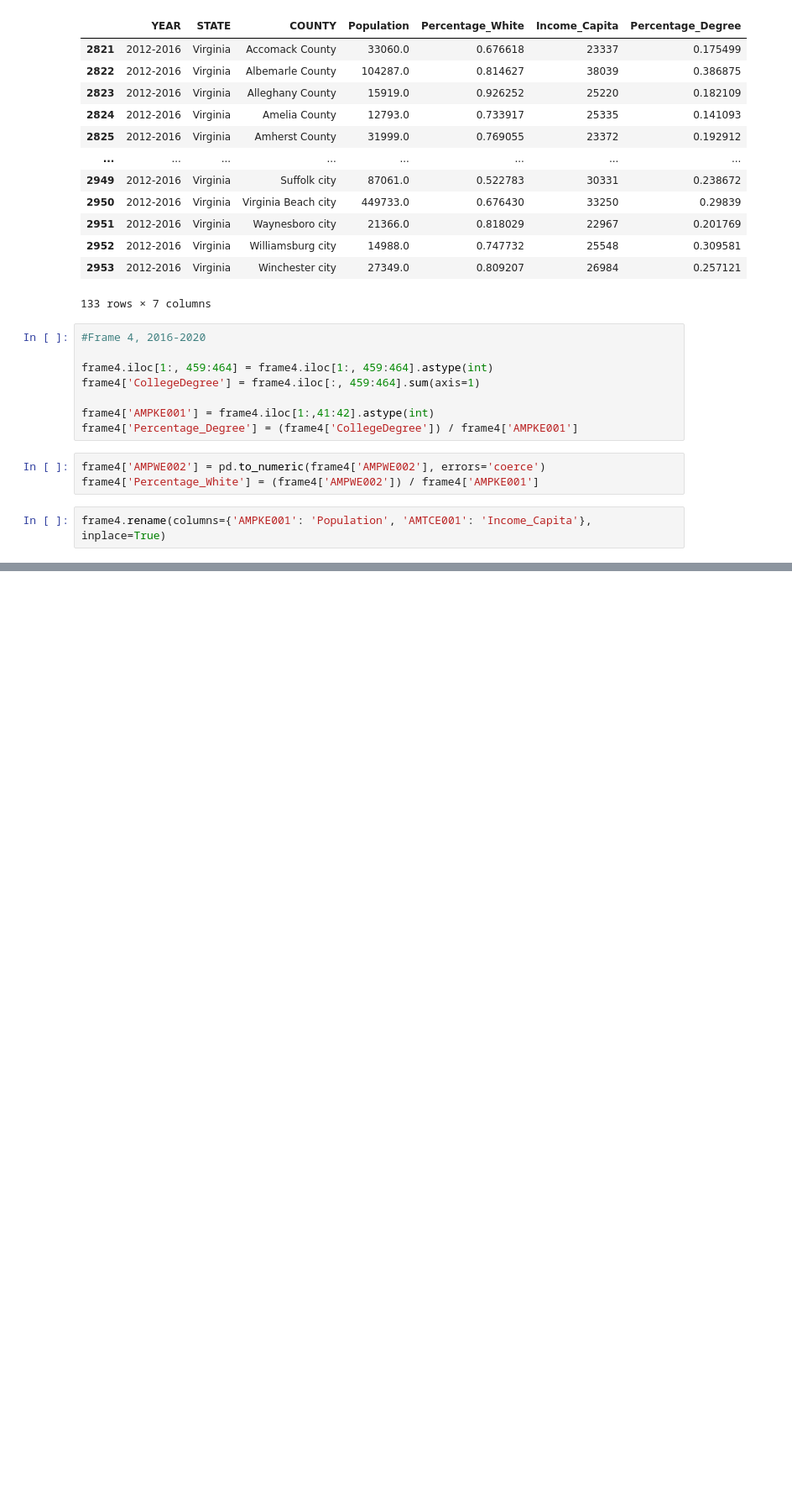
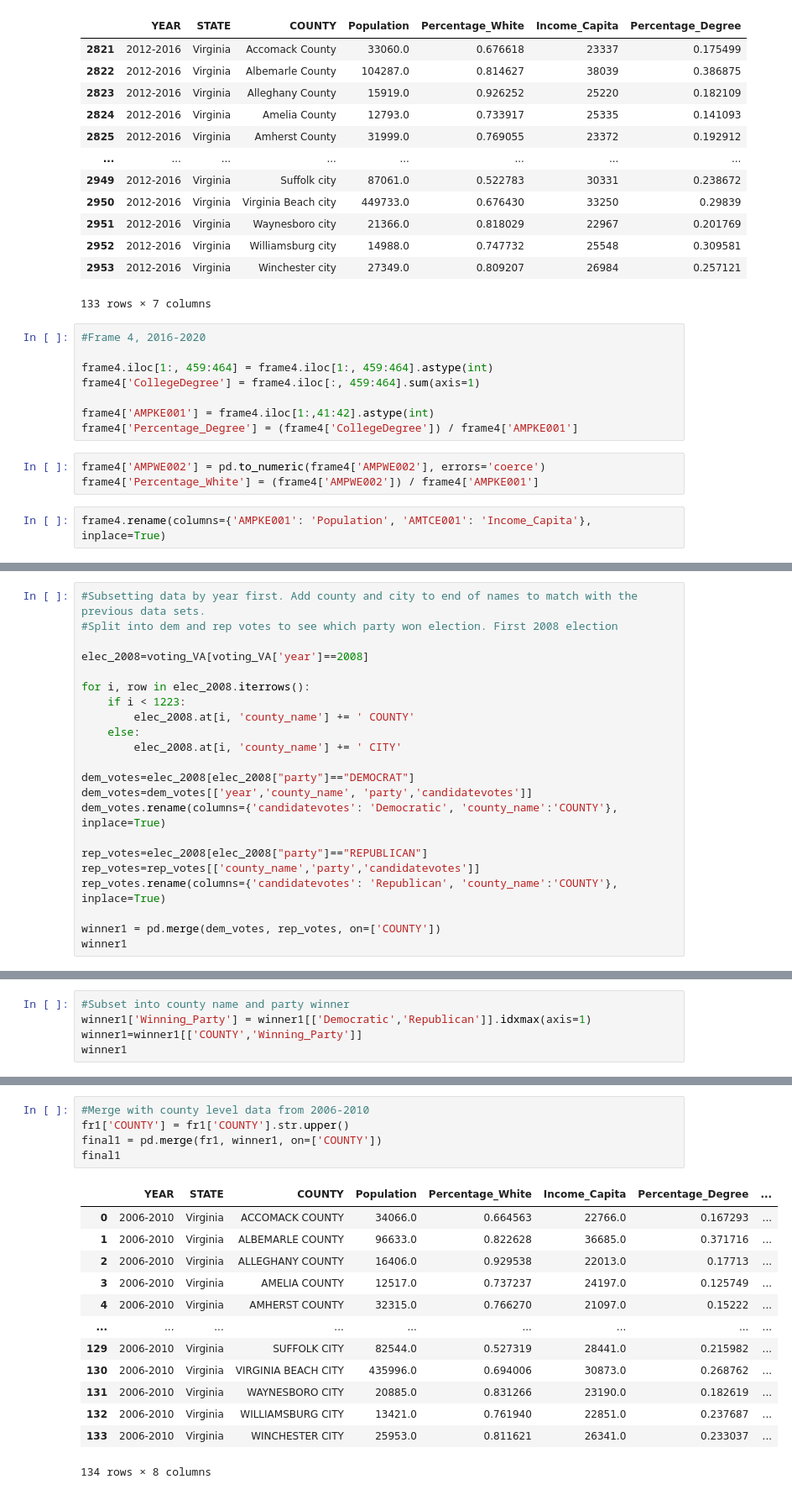
Before and after one commit to kevindangkhoama/project_voting, a Jupyter notebook: project3.ipynb, the cells around one changed output, grey strips where cells are left out. Shown at 84% size. Cells and saved outputs as stored; diff of their text form; blank space fills up the shorter version.

Commit message:
Created model ready data, attached party voted to county level data used to run model

```diff
--- a/project3.ipynb
+++ b/project3.ipynb
@@ -503,0 +520,22 @@ fr4
+# %%
+#Subsetting data by year first. Add county and city to end of names to match with the previous data sets.
+#Split into dem and rep votes to see which party won election. First 2008 election
+
+elec_2008=voting_VA[voting_VA['year']==2008]
+
+for i, row in elec_2008.iterrows():
+    if i < 1223:
+        elec_2008.at[i, 'county_name'] += ' COUNTY'
+    else:
+        elec_2008.at[i, 'county_name'] += ' CITY'
+
+dem_votes=elec_2008[elec_2008["party"]=="DEMOCRAT"]
+dem_votes=dem_votes[['year','county_name', 'party','candidatevotes']]
+dem_votes.rename(columns={'candidatevotes': 'Democratic', 'county_name':'COUNTY'}, inplace=True)
+
+rep_votes=elec_2008[elec_2008["party"]=="REPUBLICAN"]
+rep_votes=rep_votes[['county_name','party','candidatevotes']]
+rep_votes.rename(columns={'candidatevotes': 'Republican', 'county_name':'COUNTY'}, inplace=True)
+
+winner1 = pd.merge(dem_votes, rep_votes, on=['COUNTY'])
+winner1
@@ -503,0 +556,5 @@ fr4
+# %%
+#Subset into county name and party winner
+winner1['Winning_Party'] = winner1[['Democratic','Republican']].idxmax(axis=1)
+winner1=winner1[['COUNTY','Winning_Party']]
+winner1
@@ -503,0 +575,19 @@ fr4
+# %%
+#Merge with county level data from 2006-2010
+fr1['COUNTY'] = fr1['COUNTY'].str.upper()
+final1 = pd.merge(fr1, winner1, on=['COUNTY'])
+final1
+# %% [output]
+|  | YEAR | STATE | COUNTY | Population | Percentage_White | Income_Capita | Percentage_Degree | ... |
+| 0 | 2006-2010 | Virginia | ACCOMACK COUNTY | 34066.0 | 0.664563 | 22766.0 | 0.167293 | ... |
+| 1 | 2006-2010 | Virginia | ALBEMARLE COUNTY | 96633.0 | 0.822628 | 36685.0 | 0.371716 | ... |
+| 2 | 2006-2010 | Virginia | ALLEGHANY COUNTY | 16406.0 | 0.929538 | 22013.0 | 0.17713 | ... |
+| 3 | 2006-2010 | Virginia | AMELIA COUNTY | 12517.0 | 0.737237 | 24197.0 | 0.125749 | ... |
+| 4 | 2006-2010 | Virginia | AMHERST COUNTY | 32315.0 | 0.766270 | 21097.0 | 0.15222 | ... |
+| ... | ... | ... | ... | ... | ... | ... | ... | ... |
+| 129 | 2006-2010 | Virginia | SUFFOLK CITY | 82544.0 | 0.527319 | 28441.0 | 0.215982 | ... |
+| 130 | 2006-2010 | Virginia | VIRGINIA BEACH CITY | 435996.0 | 0.694006 | 30873.0 | 0.268762 | ... |
+| 131 | 2006-2010 | Virginia | WAYNESBORO CITY | 20885.0 | 0.831266 | 23190.0 | 0.182619 | ... |
+| 132 | 2006-2010 | Virginia | WILLIAMSBURG CITY | 13421.0 | 0.761940 | 22851.0 | 0.237687 | ... |
+| 133 | 2006-2010 | Virginia | WINCHESTER CITY | 25953.0 | 0.811621 | 26341.0 | 0.233037 | ... |
+134 rows × 8 columns
```
Also changed, not shown: parts of 20 cells of this notebook.
